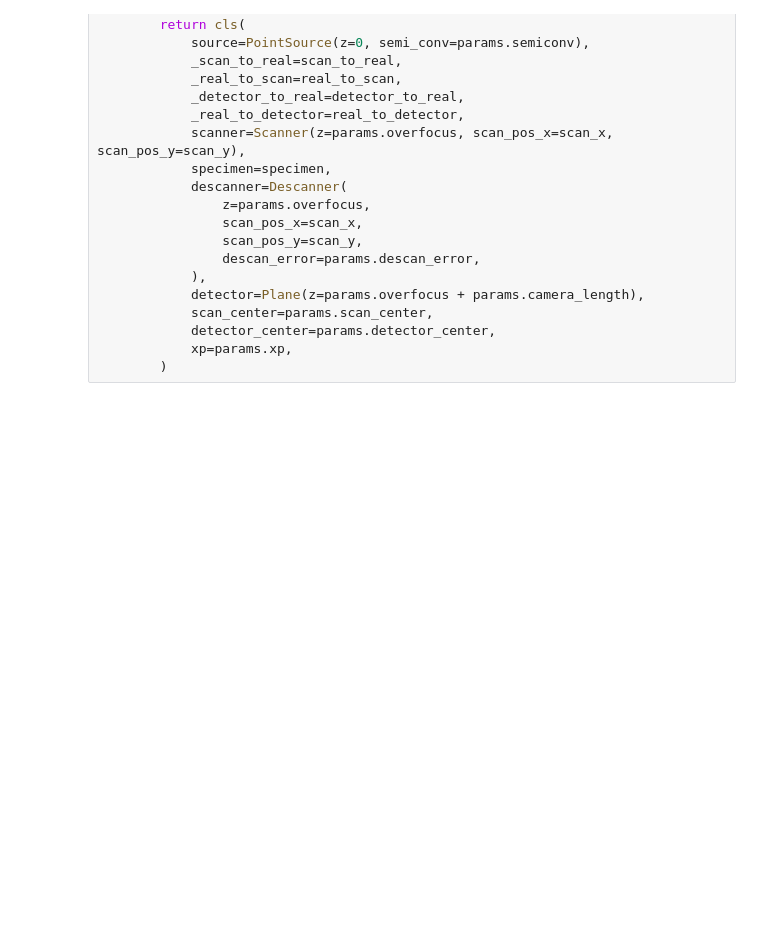
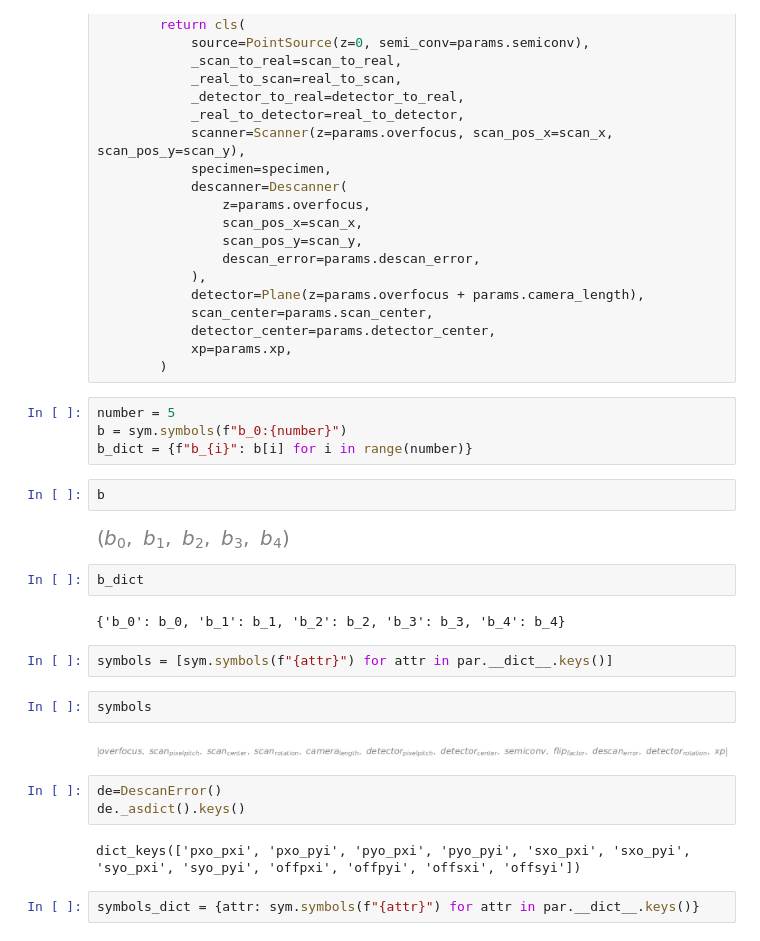
Before and after one commit to uellue/Microscope-Calibration, a Jupyter notebook: prototypes/sympy/sympy_test.ipynb, the cells around one changed output. Saved outputs shown, nothing was run; the diff lists cells and outputs as text; blank space fills up the shorter version.

```diff
--- a/prototypes/sympy/sympy_test.ipynb
+++ b/prototypes/sympy/sympy_test.ipynb
@@ -1613,3 +1727,28 @@ rotate(x)
             detector_center=params.detector_center,
             xp=params.xp,
         )
+# %%
+number = 5
+b = sym.symbols(f"b_0:{number}")
+b_dict = {f"b_{i}": b[i] for i in range(number)}
+# %%
+b
+# %% [output]
+[figure, added]
+# %%
+b_dict
+# %% [output]
+{'b_0': b_0, 'b_1': b_1, 'b_2': b_2, 'b_3': b_3, 'b_4': b_4}
+# %%
+symbols = [sym.symbols(f"{attr}") for attr in par.__dict__.keys()]
+# %%
+symbols
+# %% [output]
+[figure, added]
+# %%
+de=DescanError()
+de._asdict().keys()
+# %% [output]
+dict_keys(['pxo_pxi', 'pxo_pyi', 'pyo_pxi', 'pyo_pyi', 'sxo_pxi', 'sxo_pyi', 'syo_pxi', 'syo_pyi', 'offpxi', 'offpyi', 'offsxi', 'offsyi'])
+# %%
+symbols_dict = {attr: sym.symbols(f"{attr}") for attr in par.__dict__.keys()}
```
Also changed, not shown: parts of 75 cells of this notebook, 3 other files.
